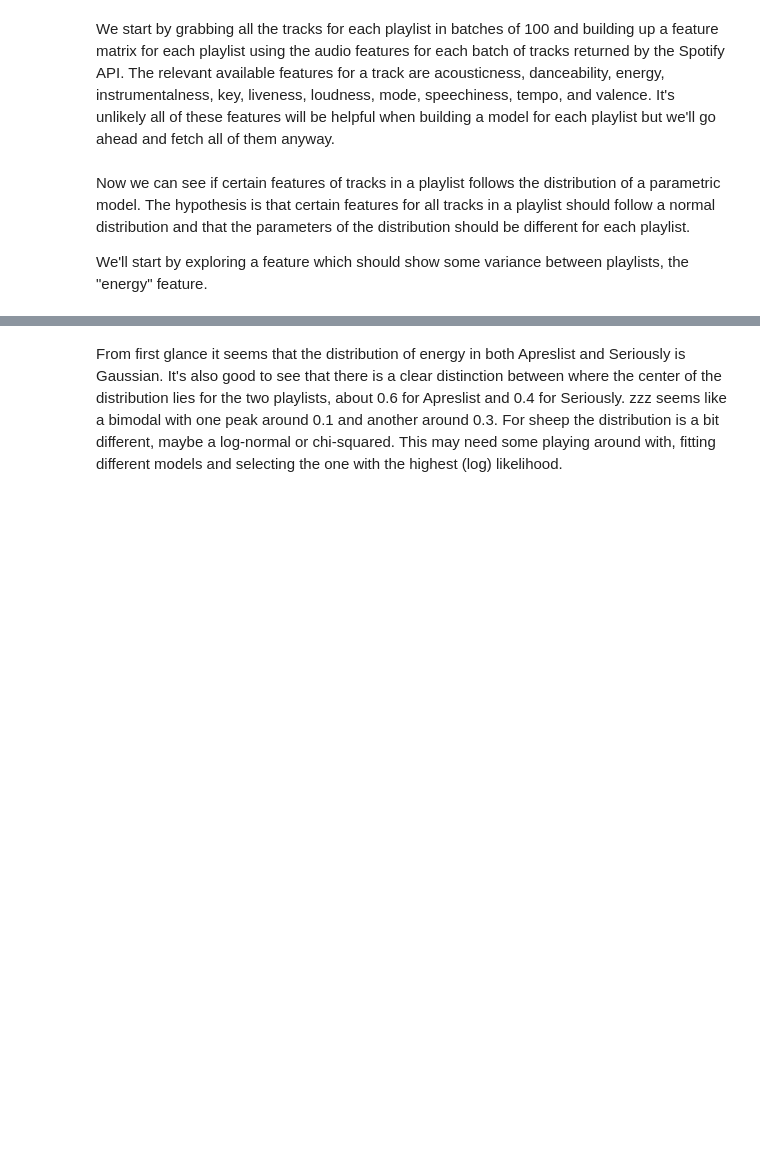
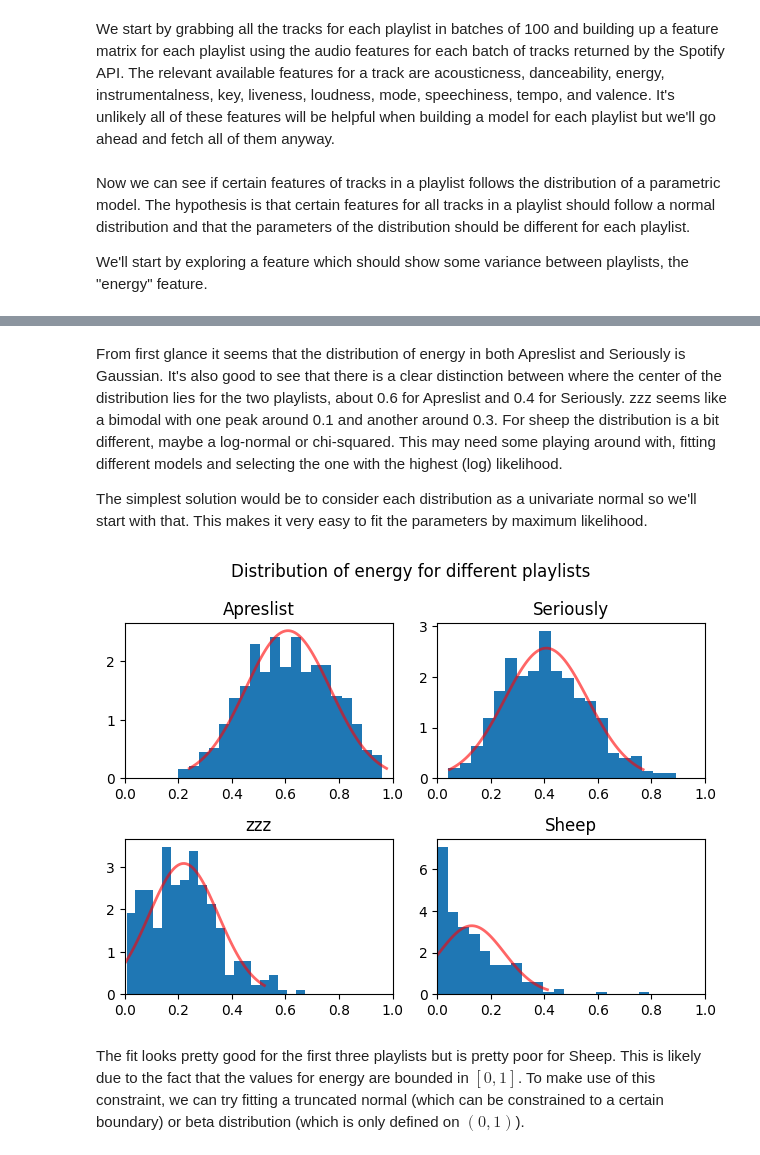
Before and after one commit to dbatten5/spauditify, a Jupyter notebook: poc.ipynb, the cells around one changed output, grey strips where cells are left out. Cells and saved outputs as stored; diff of their text form; code cells hidden in the pictures; blank space fills up the shorter version.

Commit message:
add univariate normal fitting

```diff
--- a/poc.ipynb
+++ b/poc.ipynb
@@ -125,2 +126,34 @@ fig.show()
 # %% [markdown]
 From first glance it seems that the distribution of energy in both Apreslist and Seriously is Gaussian. It's also good to see that there is a clear distinction between where the center of the distribution lies for the two playlists, about 0.6 for Apreslist and 0.4 for Seriously. zzz seems like a bimodal with one peak around 0.1 and another around 0.3. For sheep the distribution is a bit different, maybe a log-normal or chi-squared. This may need some playing around with, fitting different models and selecting the one with the highest (log) likelihood.
+
+The simplest solution would be to consider each distribution as a univariate normal so we'll start with that. This makes it very easy to fit the parameters by maximum likelihood.
+# %%
+from scipy.stats import norm
+from numpy.typing import NDArray
+
+def plot_uni_norm_histogram(ax, data: NDArray, nbins: int = 20) -> None:
+    loc = np.mean(data)
+    scale = np.std(data)
+    ax.hist(data, bins=nbins, density=True)
+    x = np.linspace(norm.ppf(0.01,loc,scale),
+                    norm.ppf(0.99,loc,scale), 100)
+    ax.plot(x, norm.pdf(x,loc,scale),
+           'r-', lw=2, alpha=0.6, label='norm pdf')
+    ax.set_xlim([0, 1])
+
+n_bins = 20
+fig, axs = plt.subplots(2, 2, tight_layout=True)
+plot_uni_norm_histogram(axs[0][0], apreslist_M[:,energy_dim])
+axs[0][0].set_title("Apreslist")
+plot_uni_norm_histogram(axs[0][1], seriously_M[:,energy_dim])
+axs[0][1].set_title("Seriously")
+plot_uni_norm_histogram(axs[1][0], zzz_M[:,energy_dim])
+axs[1][0].set_title("zzz")
+plot_uni_norm_histogram(axs[1][1], sheep_M[:,energy_dim])
+axs[1][1].set_title("Sheep")
+fig.suptitle("Distribution of energy for different playlists")
+fig.show()
+# %% [output]
+[figure, added]
+# %% [markdown]
+The fit looks pretty good for the first three playlists but is pretty poor for Sheep. This is likely due to the fact that the values for energy are bounded in $[0, 1]$. To make use of this constraint, we can try fitting a truncated normal (which can be constrained to a certain boundary) or beta distribution (which is only defined on $(0,1)$).
```
Also changed, not shown: parts of 4 cells of this notebook, 3 other files.
